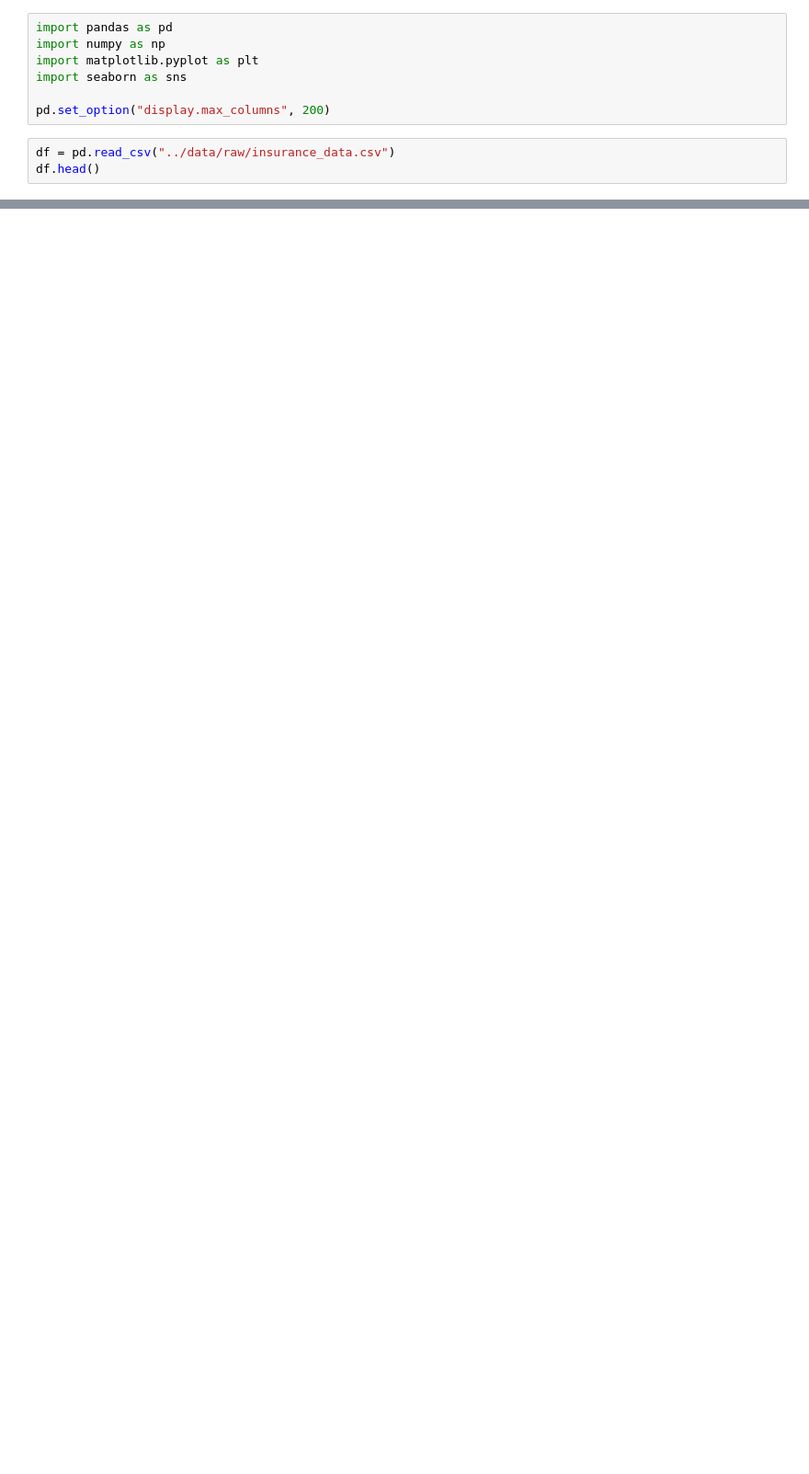
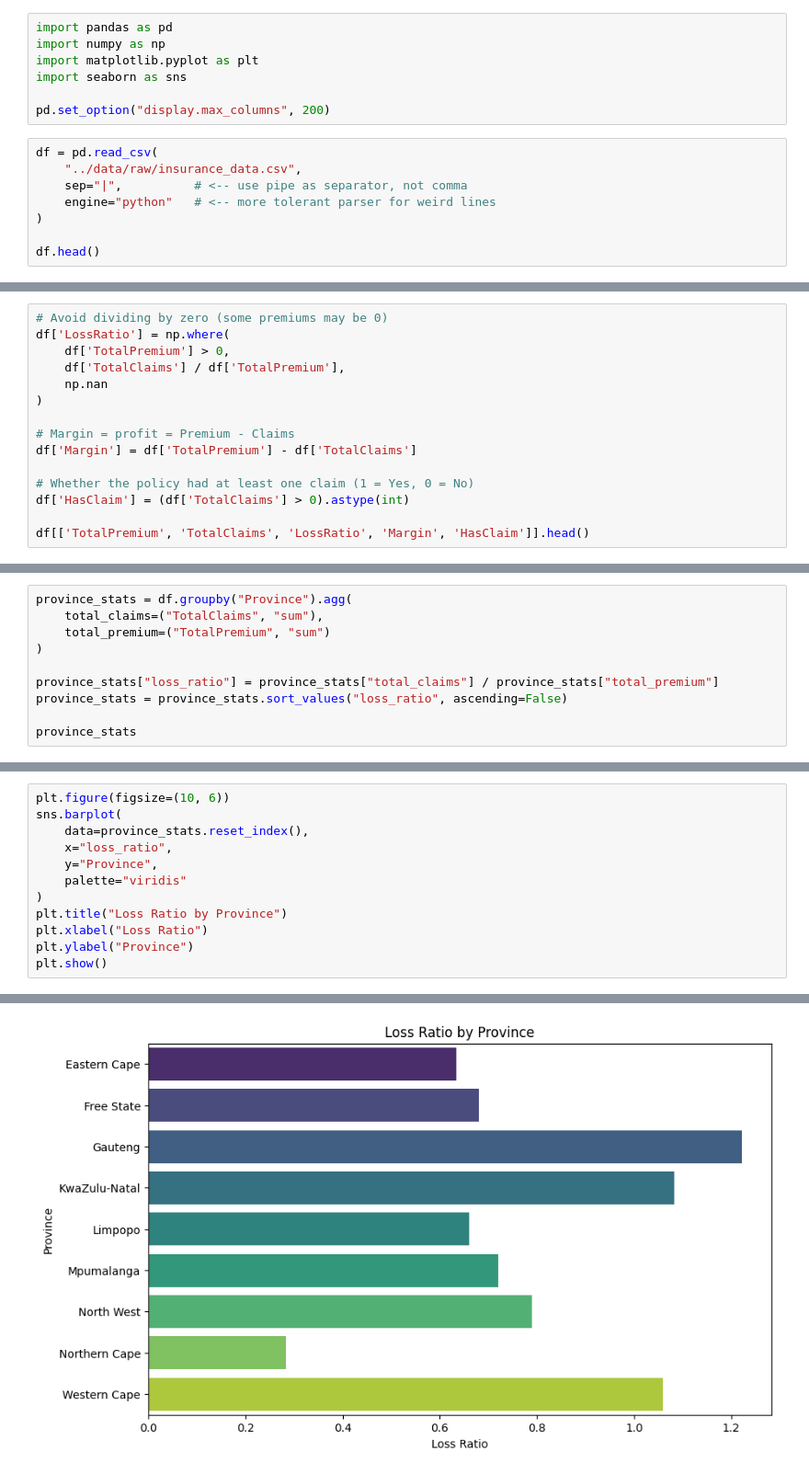
Before and after one commit to RedietDegu/insurance-risk-analytics, a Jupyter notebook: notebooks/01_eda.ipynb, the cells around one changed output, grey strips where cells are left out. Shown: that part at 92% size. Drawn from its saved outputs; the diff is of its cells as text; blank space fills up the shorter version.

```diff
--- a/notebooks/01_eda.ipynb
+++ b/notebooks/01_eda.ipynb
@@ -6,6 +6,11 @@ import seaborn as sns
 
 pd.set_option("display.max_columns", 200)
 # %%
-df = pd.read_csv("../data/raw/insurance_data.csv")
+df = pd.read_csv(
+    "../data/raw/insurance_data.csv",
+    sep="|",          # <-- use pipe as separator, not comma
+    engine="python"   # <-- more tolerant parser for weird lines
+)
+
 df.head()
 # %% [output]
@@ -12,0 +50,15 @@ ValueError: The 'low_memory' option is not supported with the 'python' engine
+# %%
+# Avoid dividing by zero (some premiums may be 0)
+df['LossRatio'] = np.where(
+    df['TotalPremium'] > 0,
+    df['TotalClaims'] / df['TotalPremium'],
+    np.nan
+)
+
+# Margin = profit = Premium - Claims
+df['Margin'] = df['TotalPremium'] - df['TotalClaims']
+
+# Whether the policy had at least one claim (1 = Yes, 0 = No)
+df['HasClaim'] = (df['TotalClaims'] > 0).astype(int)
+
+df[['TotalPremium', 'TotalClaims', 'LossRatio', 'Margin', 'HasClaim']].head()
@@ -12,0 +103,10 @@ ValueError: The 'low_memory' option is not supported with the 'python' engine
+# %%
+province_stats = df.groupby("Province").agg(
+    total_claims=("TotalClaims", "sum"),
+    total_premium=("TotalPremium", "sum")
+)
+
+province_stats["loss_ratio"] = province_stats["total_claims"] / province_stats["total_premium"]
+province_stats = province_stats.sort_values("loss_ratio", ascending=False)
+
+province_stats
@@ -12,0 +125,13 @@ ValueError: The 'low_memory' option is not supported with the 'python' engine
+# %%
+plt.figure(figsize=(10, 6))
+sns.barplot(
+    data=province_stats.reset_index(),
+    x="loss_ratio",
+    y="Province",
+    palette="viridis"
+)
+plt.title("Loss Ratio by Province")
+plt.xlabel("Loss Ratio")
+plt.ylabel("Province")
+plt.show()
+# %% [output]
@@ -12,0 +141 @@ ValueError: The 'low_memory' option is not supported with the 'python' engine
+[figure, added]
```
Also changed, not shown: parts of 10 cells of this notebook, 1 other file.
